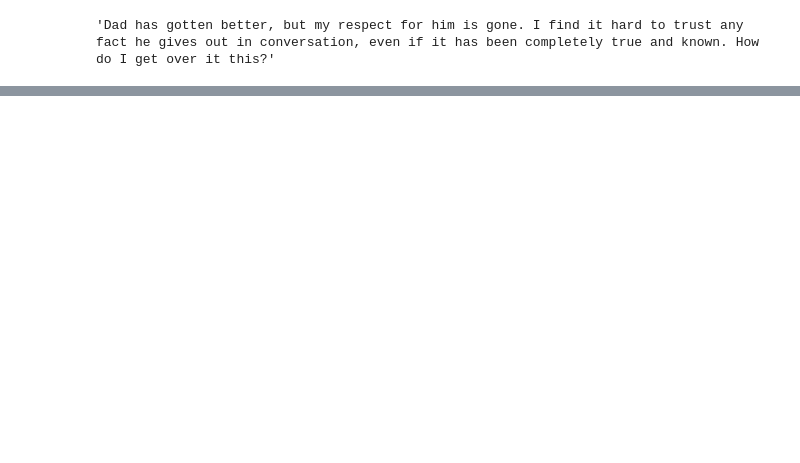
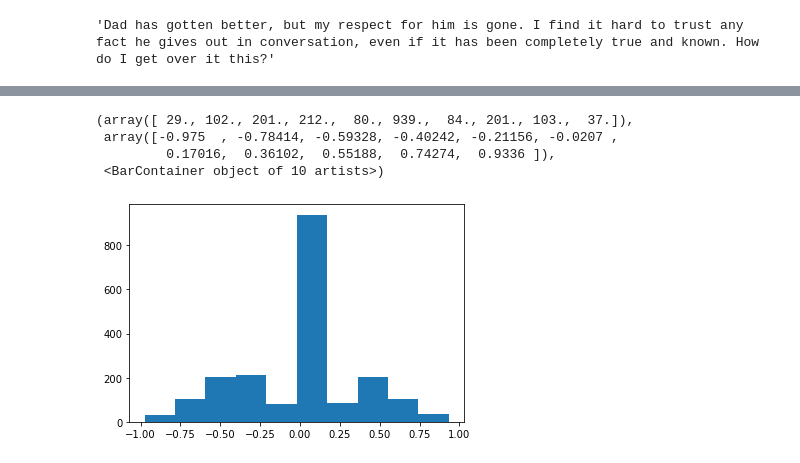
Before and after one commit to mduff12/mduff12, a Jupyter notebook: projects/project3/project_3-master/02 EDA.ipynb, the cells around one changed output, grey strips where cells are left out. Cells and saved outputs as stored; diff of their text form; code cells hidden in the pictures; blank space fills up the shorter version.

```diff
--- a/projects/project3/project_3-master/02 EDA.ipynb
+++ b/projects/project3/project_3-master/02 EDA.ipynb
@@ -343,0 +353,9 @@ df.loc[2935, 'title']
+# %%
+# histogram of sentiment scores
+plt.hist(df[df['is_conspiracy']==0]['compound'])
+# %% [output]
+(array([ 29., 102., 201., 212.,  80., 939.,  84., 201., 103.,  37.]),
+ array([-0.975  , -0.78414, -0.59328, -0.40242, -0.21156, -0.0207 ,
+         0.17016,  0.36102,  0.55188,  0.74274,  0.9336 ]),
+ <BarContainer object of 10 artists>)
+[figure, added]
```
Also changed, not shown: parts of 1 cell of this notebook, 4 other files.
